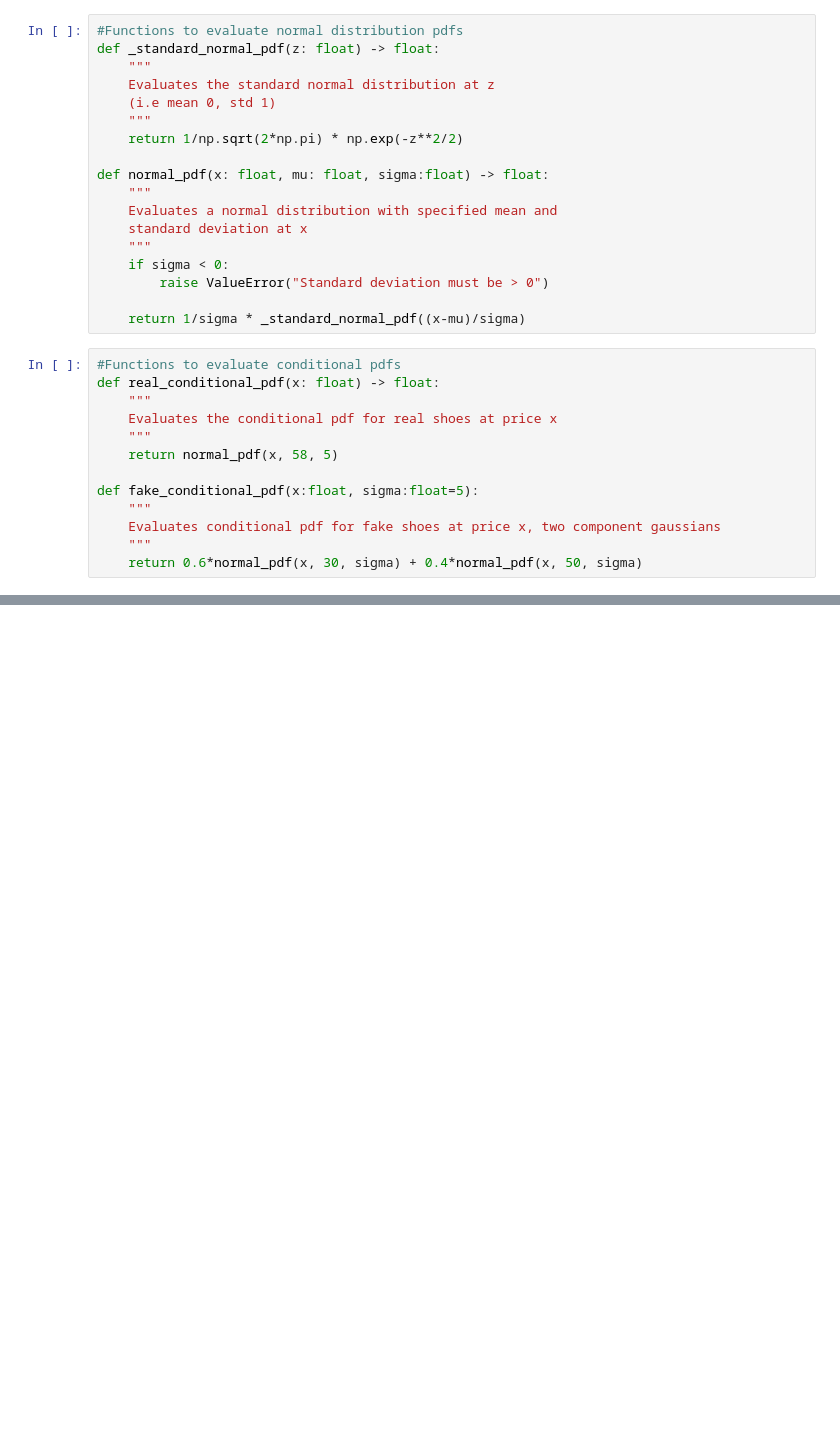
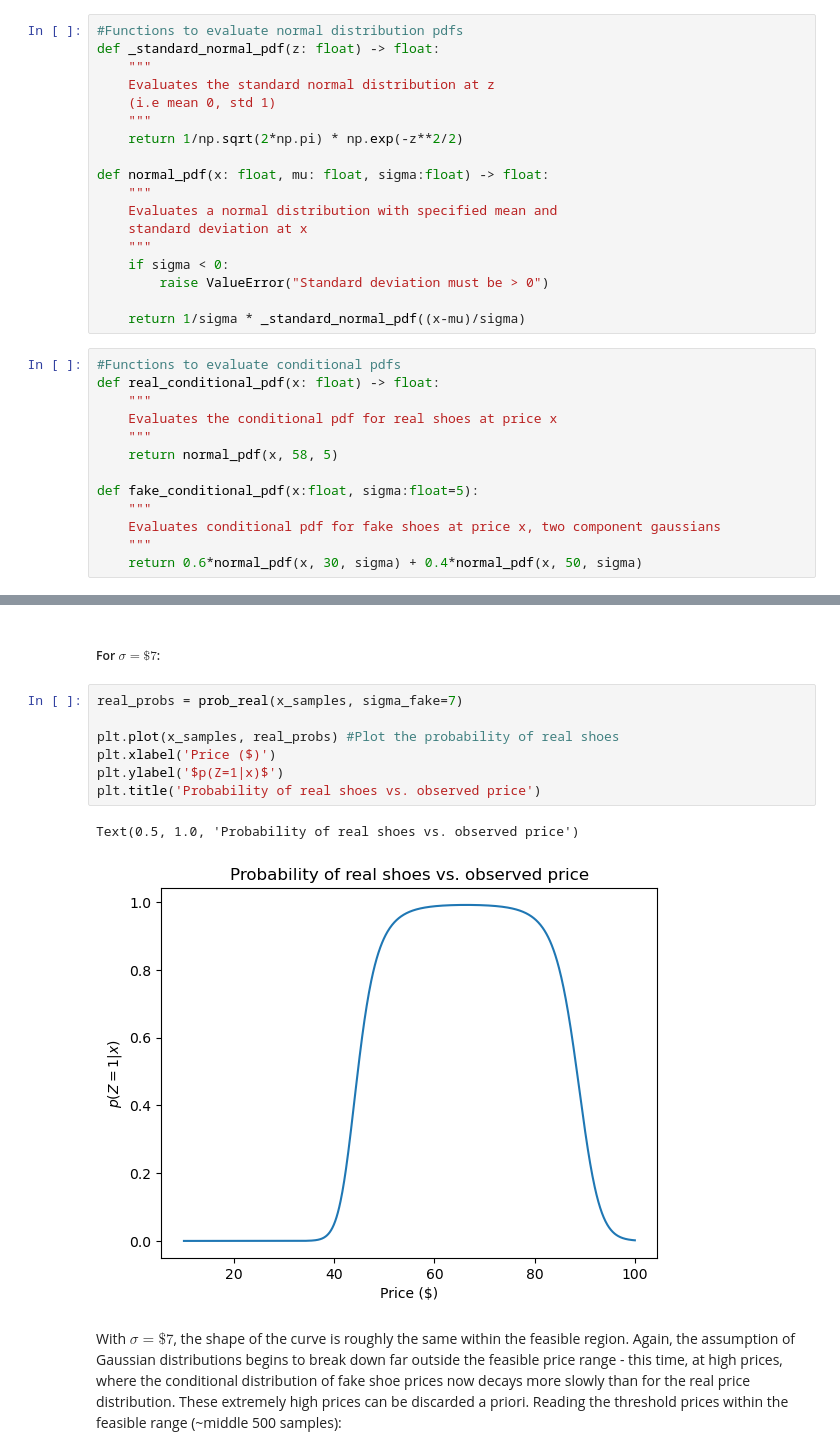
Before and after one commit to mataln/binance-takehome, a Jupyter notebook: Q1_neat.ipynb, the cells around one changed output, grey strips where cells are left out. Cells and saved outputs as stored; diff of their text form; blank space fills up the shorter version.

```diff
--- a/Q1_neat.ipynb
+++ b/Q1_neat.ipynb
@@ -108,0 +188,14 @@ pdf_real =
+# %% [markdown]
+##### For $\sigma=\$7$:
+# %%
+real_probs = prob_real(x_samples, sigma_fake=7)
+
+plt.plot(x_samples, real_probs) #Plot the probability of real shoes
+plt.xlabel('Price ($)')
+plt.ylabel('$p(Z=1|x)$')
+plt.title('Probability of real shoes vs. observed price')
+# %% [output]
+Text(0.5, 1.0, 'Probability of real shoes vs. observed price')
+[figure, added]
+# %% [markdown]
+With $\sigma=\$7$, the shape of the curve is roughly the same within the feasible region. Again, the assumption of Gaussian distributions begins to break down far outside the feasible price range - this time, at high prices, where the conditional distribution of fake shoe prices now decays more slowly than for the real price distribution. These extremely high prices can be discarded a priori. Reading the threshold prices within the feasible range (~middle 500 samples):
```
Also changed, not shown: parts of 14 cells of this notebook.
